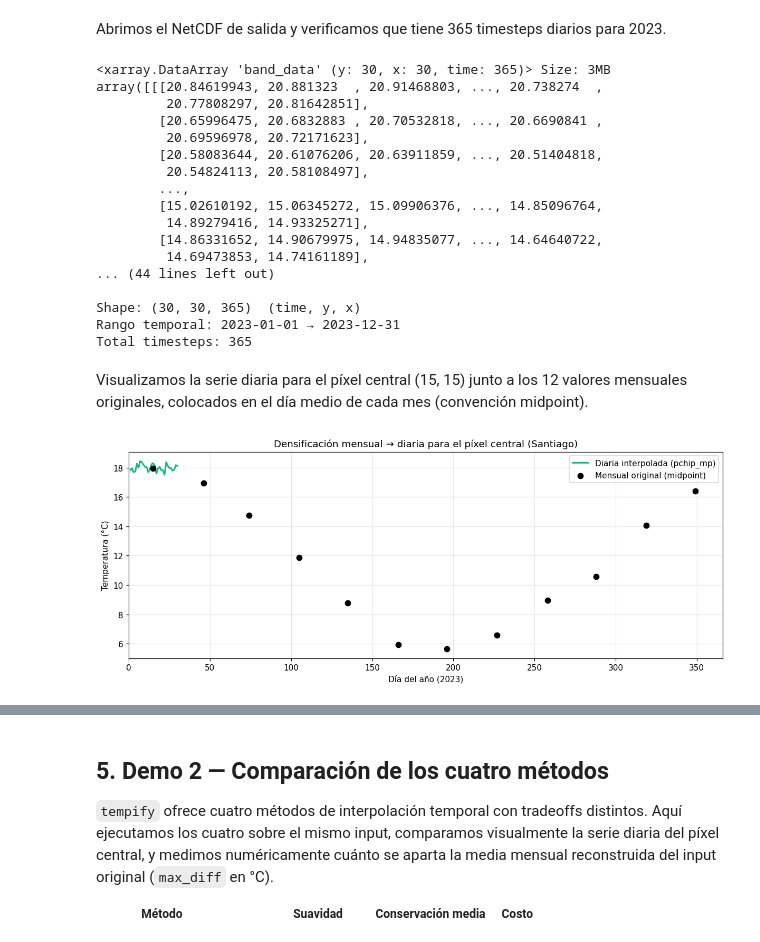
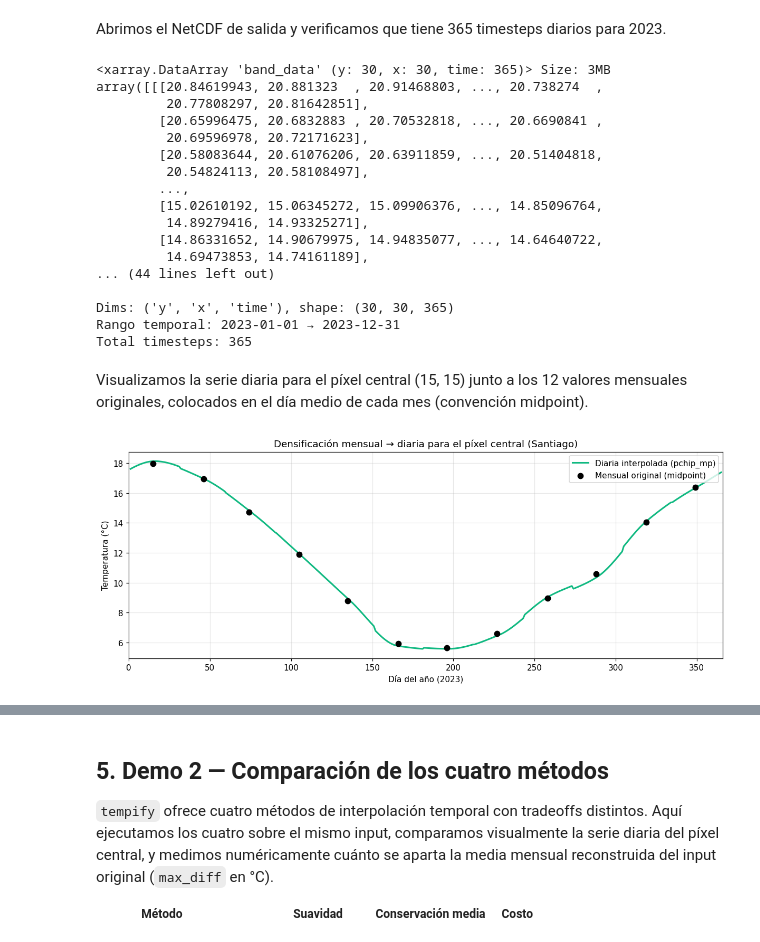
Before and after one commit to djwillichile/tempify, a Jupyter notebook: docs/tutorials/01-getting-started.ipynb, the cells around one changed output, grey strips where cells are left out. Cells and saved outputs as stored; diff of their text form; code cells hidden in the pictures.

```diff
--- a/docs/tutorials/01-getting-started.ipynb
+++ b/docs/tutorials/01-getting-started.ipynb
@@ -189,7 +189,7 @@ Abrimos el NetCDF de salida y verificamos que tiene 365 timesteps diarios para 2
 daily = xr.load_dataarray(result.outputs[0])
 print(daily)
 print()
-print(f"Shape: {daily.shape}  (time, y, x)")
+print(f"Dims: {daily.dims}, shape: {daily.shape}")
 print(f"Rango temporal: {str(daily.time.values[0])[:10]} → {str(daily.time.values[-1])[:10]}")
 print(f"Total timesteps: {daily.sizes['time']}")
 # %% [output]
@@ -207,7 +207,7 @@ array([[[20.84619943, 20.881323  , 20.91468803, ..., 20.738274  ,
          14.69473853, 14.74161189],
 ... (44 lines left out)
 
-Shape: (30, 30, 365)  (time, y, x)
+Dims: ('y', 'x', 'time'), shape: (30, 30, 365)
 Rango temporal: 2023-01-01 → 2023-12-31
 Total timesteps: 365
 # %% [markdown]
@@ -215,29 +215,29 @@ Visualizamos la serie diaria para el píxel central (15, 15) junto a los 12 valo
 # %%
 import datetime as _dt
 
 PCHIP_MP_COLOR = "#10b981"
 
 monthly_input = np.array([
     float(xr.open_dataarray(
         DATA_DIR / f"wc2.1_2.5m_tavg_{m:02d}.tif",
         engine="rasterio",
-    ).squeeze("band", drop=True).values[15, 15])
+    ).squeeze("band", drop=True).isel(y=15, x=15).item())
     for m in range(1, 13)
 ])
 midpoint_doy = [int(_dt.date(2023, m, 15).timetuple().tm_yday) for m in range(1, 13)]
-daily_pixel = daily.values[:, 15, 15]
+daily_pixel = daily.isel(y=15, x=15).values
 doy = np.arange(1, len(daily_pixel) + 1)
 
 fig, ax = plt.subplots(figsize=(11, 4.5), dpi=110)
 ax.plot(doy, daily_pixel, color=PCHIP_MP_COLOR, linewidth=2.0, label="Diaria interpolada (pchip_mp)")
 ax.scatter(midpoint_doy, monthly_input, color="black", zorder=5, s=45, label="Mensual original (midpoint)")
 ax.set_xlabel("Día del año (2023)")
 ax.set_ylabel("Temperatura (°C)")
 ax.set_title("Densificación mensual → diaria para el píxel central (Santiago)")
 ax.set_xlim(0, 366)
 ax.grid(alpha=0.3)
 ax.legend(loc="upper right")
 plt.tight_layout()
 plt.show()
 # %% [output]
-[figure, old version]
+[figure, new version]
```
Also changed, not shown: parts of 11 cells of this notebook.
